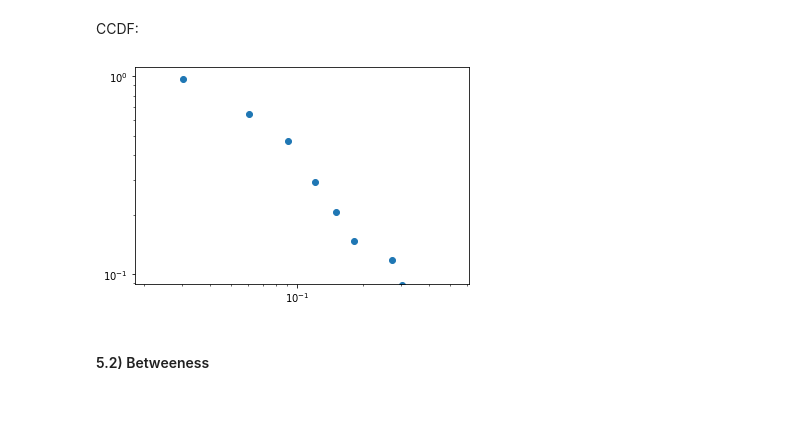
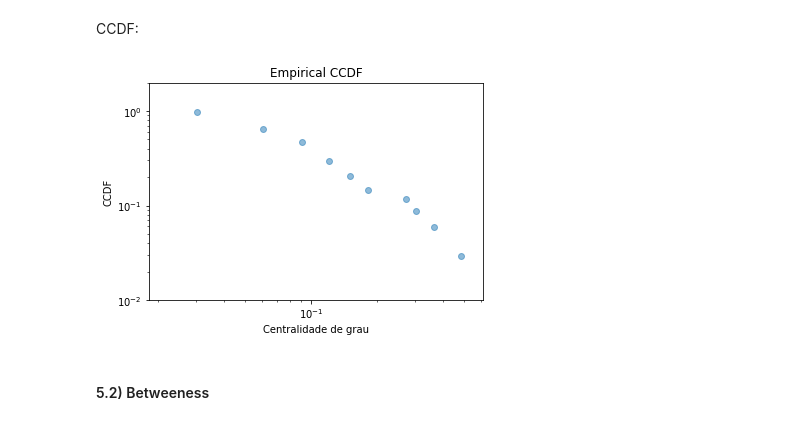
Before and after one commit to cleitonmoya/CPS765-Trabalho1, a Jupyter notebook: karate.ipynb, the cells around one changed output. Drawn from its saved outputs; the diff is of its cells as text; code cells hidden in the pictures.

```diff
--- a/karate.ipynb
+++ b/karate.ipynb
@@ -208,13 +262,17 @@ CCDF:
 # %%
 x, f = np.unique(cent, return_counts=True)
 cdf = f.cumsum()/f.sum()
 ccdf = 1-cdf
-plt.scatter(x,ccdf)
+plt.scatter(x,ccdf,alpha=0.5)
+plt.title('Empirical CCDF')
+plt.xlabel('Centralidade de grau')
+plt.ylabel('CCDF')
 plt.xscale('log')
 plt.yscale('log')
+plt.ylim(10**-2, 2*10**0)
 plt.show()
 # %% [output]
-[figure, old version]
+[figure, new version]
 # %% [markdown]
 #### 5.2) Betweeness
 # %%
```
Also changed, not shown: parts of 33 cells of this notebook, 45 other files.
